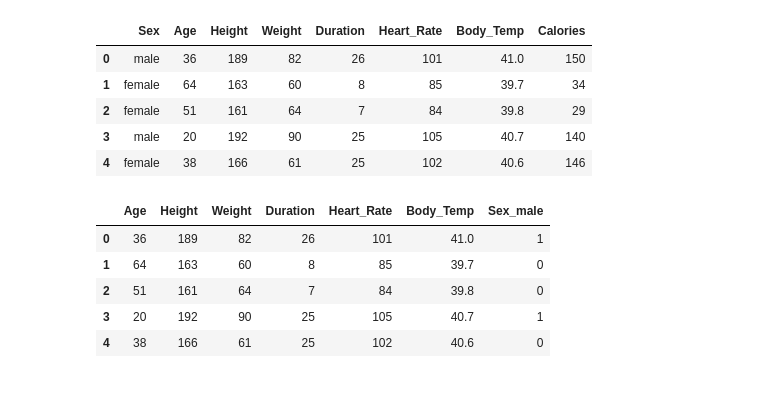
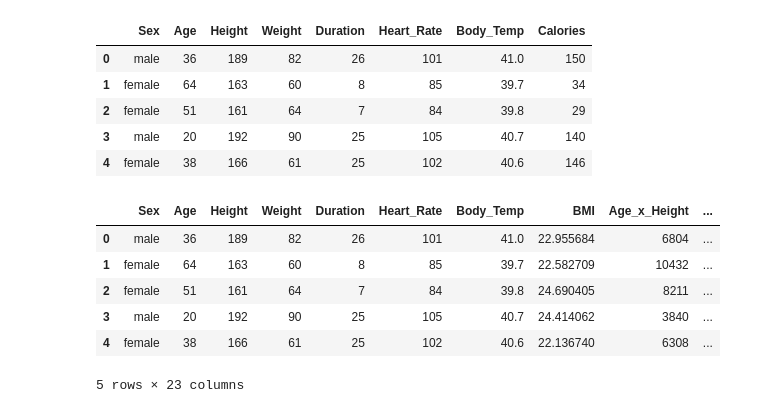
Before and after one commit to ElliotBlackstone/S25_Predict_Calories, a Jupyter notebook: calorie_LinReg.ipynb, the cells around one changed output. Saved outputs shown, nothing was run; the diff lists cells and outputs as text; code cells hidden in the pictures.

```diff
--- a/calorie_LinReg.ipynb
+++ b/calorie_LinReg.ipynb
@@ -25,17 +24,49 @@ train.head()
 | 2 | female | 51 | 161 | 64 | 7 | 84 | 39.8 | 29 |
 | 3 | male | 20 | 192 | 90 | 25 | 105 | 40.7 | 140 |
 | 4 | female | 38 | 166 | 61 | 25 | 102 | 40.6 | 146 |
+# %%
+numerical_features = ["Age","Height","Weight","Duration","Heart_Rate","Body_Temp"]
+
+def add_feats(df, numerical_features):
+    ''''''''''
+    Inputs: dataframe df
+    Output: the modified dataframe with cross terms, BMI, id+calories removed, and sex as categorical variable
+    '''''''''
+    df_new = df.copy()
+
+    features = df_new.columns
+
+    if 'id' in features:
+        df_new = df_new.drop(columns=['id'])
+
+    if 'Calories' in features:
+        df_new = df_new.drop(columns=['Calories'])
+
+
+    df_new['Sex'] = df_new['Sex'].astype('category')
+
+    df_new['BMI'] = df_new['Weight']/((df_new['Height']/100)**2)
+
+    for i in range(len(numerical_features)):
+        for j in range(i + 1, len(numerical_features)):
+            feature1 = numerical_features[i]
+            feature2 = numerical_features[j]
+            cross_term_name = f"{feature1}_x_{feature2}"
+            df_new[cross_term_name] = df_new[feature1] * df_new[feature2]
+            #cross_term_name = f"{feature1}_divided_{feature2}"
+            #df_new[cross_term_name] = df_new[feature1] / df_new[feature2]
+
+    return df_new
 # %%
-X = pd.get_dummies(train, columns=['Sex'], drop_first=True, dtype=int)
-X = X.drop(columns=['Calories'])
-
-y = np.log1p(train['Calories'])
+X = add_feats(train, numerical_features)
+y = train['Calories']
 
 X.head()
 # %% [output]
-|  | Age | Height | Weight | Duration | Heart_Rate | Body_Temp | Sex_male |
-| 0 | 36 | 189 | 82 | 26 | 101 | 41.0 | 1 |
-| 1 | 64 | 163 | 60 | 8 | 85 | 39.7 | 0 |
-| 2 | 51 | 161 | 64 | 7 | 84 | 39.8 | 0 |
-| 3 | 20 | 192 | 90 | 25 | 105 | 40.7 | 1 |
-| 4 | 38 | 166 | 61 | 25 | 102 | 40.6 | 0 |
+|  | Sex | Age | Height | Weight | Duration | Heart_Rate | Body_Temp | BMI | Age_x_Height | ... |
+| 0 | male | 36 | 189 | 82 | 26 | 101 | 41.0 | 22.955684 | 6804 | ... |
+| 1 | female | 64 | 163 | 60 | 8 | 85 | 39.7 | 22.582709 | 10432 | ... |
+| 2 | female | 51 | 161 | 64 | 7 | 84 | 39.8 | 24.690405 | 8211 | ... |
+| 3 | male | 20 | 192 | 90 | 25 | 105 | 40.7 | 24.414062 | 3840 | ... |
+| 4 | female | 38 | 166 | 61 | 25 | 102 | 40.6 | 22.136740 | 6308 | ... |
+5 rows × 23 columns
```
Also changed, not shown: parts of 8 cells of this notebook, 1 other file.
